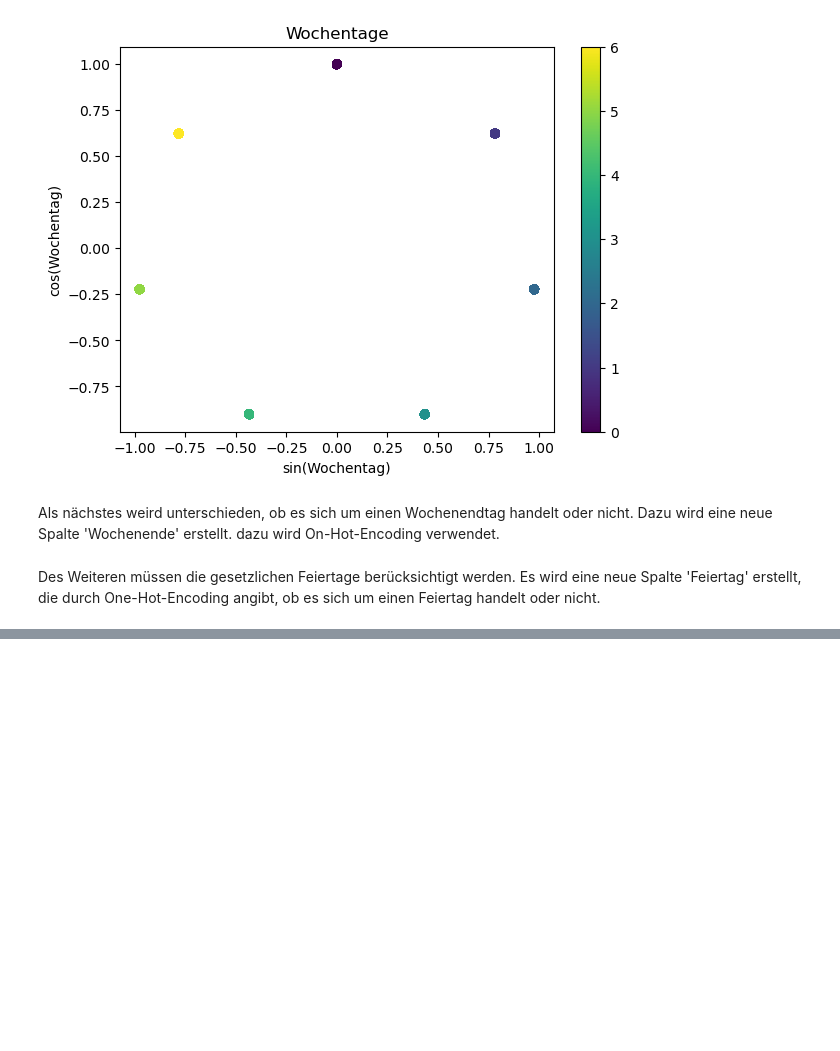
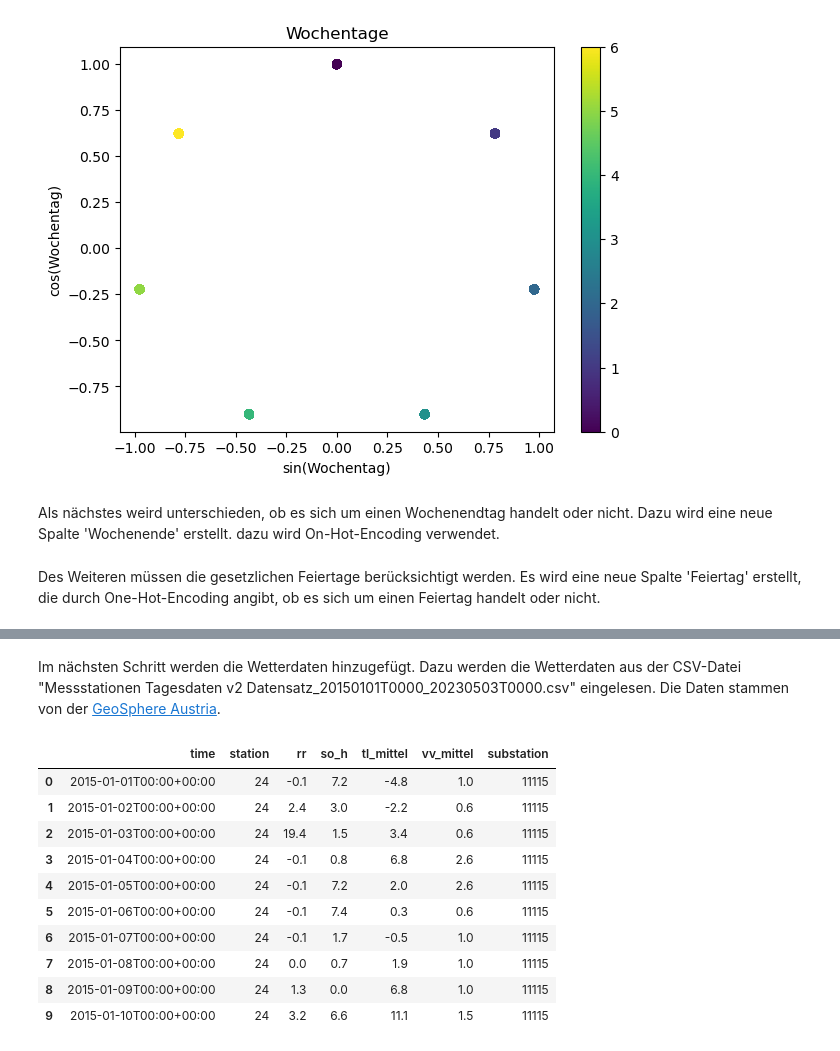
Before and after one commit to duellieren/parking-capacity-predictive-model, a Jupyter notebook: preprocessing/target_and_feature_engineering.ipynb, the cells around one changed output, grey strips where cells are left out. Cells and saved outputs as stored; diff of their text form; code cells hidden in the pictures; blank space fills up the shorter version.

```diff
--- a/data_preprocessing.ipynb
+++ b/preprocessing/target_and_feature_engineering.ipynb
@@ -122,3 +123,5 @@ data.head(10)
 | 7 | 2015-01-08 | 40 | 0.433884 | -0.900969 | 0 | 0 |
 | 8 | 2015-01-09 | 38 | -0.433884 | -0.900969 | 0 | 0 |
 | 9 | 2015-01-10 | 199 | -0.974928 | -0.222521 | 1 | 0 |
+# %% [markdown]
+Im nächsten Schritt werden die Wetterdaten hinzugefügt. Dazu werden die Wetterdaten aus der CSV-Datei "Messstationen Tagesdaten v2 Datensatz_20150101T0000_20230503T0000.csv" eingelesen. Die Daten stammen von der [GeoSphere Austria](https://data.hub.geosphere.at/dataset/klima-v2-1d).
@@ -124,0 +130,14 @@ data.head(10)
+# %%
+weather.head(10)
+# %% [output]
+|  | time | station | rr | so_h | tl_mittel | vv_mittel | substation |
+| 0 | 2015-01-01T00:00+00:00 | 24 | -0.1 | 7.2 | -4.8 | 1.0 | 11115 |
+| 1 | 2015-01-02T00:00+00:00 | 24 | 2.4 | 3.0 | -2.2 | 0.6 | 11115 |
+| 2 | 2015-01-03T00:00+00:00 | 24 | 19.4 | 1.5 | 3.4 | 0.6 | 11115 |
+| 3 | 2015-01-04T00:00+00:00 | 24 | -0.1 | 0.8 | 6.8 | 2.6 | 11115 |
+| 4 | 2015-01-05T00:00+00:00 | 24 | -0.1 | 7.2 | 2.0 | 2.6 | 11115 |
+| 5 | 2015-01-06T00:00+00:00 | 24 | -0.1 | 7.4 | 0.3 | 0.6 | 11115 |
+| 6 | 2015-01-07T00:00+00:00 | 24 | -0.1 | 1.7 | -0.5 | 1.0 | 11115 |
+| 7 | 2015-01-08T00:00+00:00 | 24 | 0.0 | 0.7 | 1.9 | 1.0 | 11115 |
+| 8 | 2015-01-09T00:00+00:00 | 24 | 1.3 | 0.0 | 6.8 | 1.0 | 11115 |
+| 9 | 2015-01-10T00:00+00:00 | 24 | 3.2 | 6.6 | 11.1 | 1.5 | 11115 |
```
Also changed, not shown: parts of 24 cells of this notebook, 5 other files.
